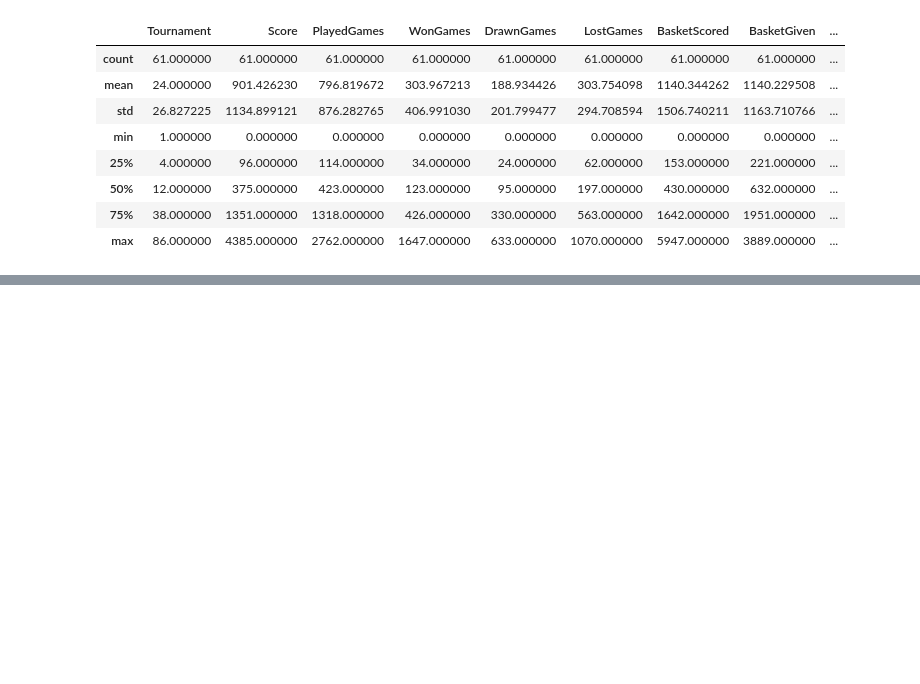
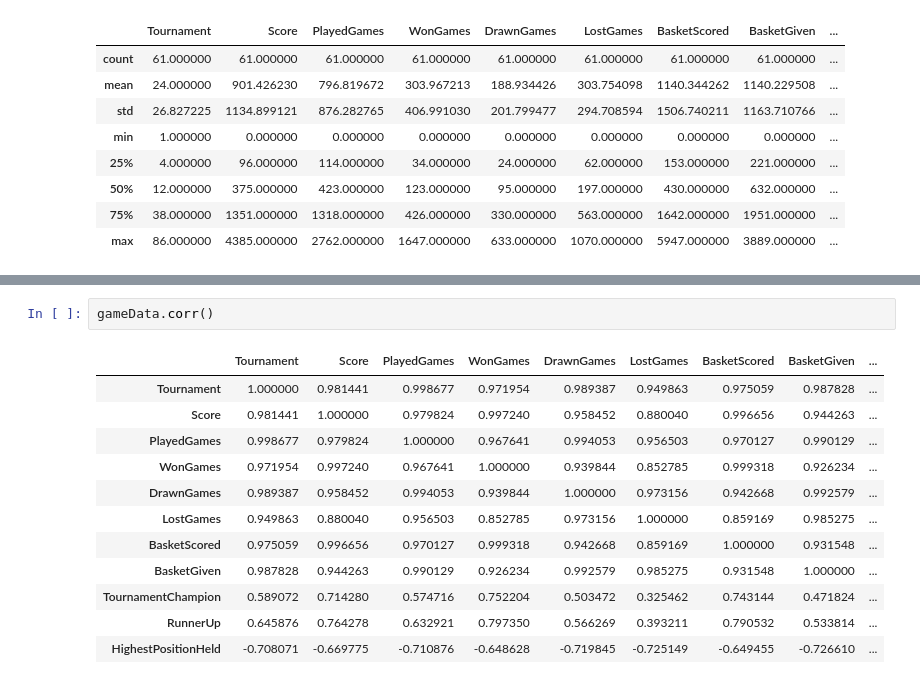
Before and after one commit to SelvamRaju/Applied-Statistics, a Jupyter notebook: Part-Two.ipynb, the cells around one changed output, grey strips where cells are left out. Drawn from its saved outputs; the diff is of its cells as text; blank space fills up the shorter version.

```diff
--- a/Part-Two.ipynb
+++ b/Part-Two.ipynb
@@ -129,0 +185,15 @@ sns.distplot(gameData['Score'], color='y')
+# %%
+gameData.corr()
+# %% [output]
+|  | Tournament | Score | PlayedGames | WonGames | DrawnGames | LostGames | BasketScored | BasketGiven | ... |
+| Tournament | 1.000000 | 0.981441 | 0.998677 | 0.971954 | 0.989387 | 0.949863 | 0.975059 | 0.987828 | ... |
+| Score | 0.981441 | 1.000000 | 0.979824 | 0.997240 | 0.958452 | 0.880040 | 0.996656 | 0.944263 | ... |
+| PlayedGames | 0.998677 | 0.979824 | 1.000000 | 0.967641 | 0.994053 | 0.956503 | 0.970127 | 0.990129 | ... |
+| WonGames | 0.971954 | 0.997240 | 0.967641 | 1.000000 | 0.939844 | 0.852785 | 0.999318 | 0.926234 | ... |
+| DrawnGames | 0.989387 | 0.958452 | 0.994053 | 0.939844 | 1.000000 | 0.973156 | 0.942668 | 0.992579 | ... |
+| LostGames | 0.949863 | 0.880040 | 0.956503 | 0.852785 | 0.973156 | 1.000000 | 0.859169 | 0.985275 | ... |
+| BasketScored | 0.975059 | 0.996656 | 0.970127 | 0.999318 | 0.942668 | 0.859169 | 1.000000 | 0.931548 | ... |
+| BasketGiven | 0.987828 | 0.944263 | 0.990129 | 0.926234 | 0.992579 | 0.985275 | 0.931548 | 1.000000 | ... |
+| TournamentChampion | 0.589072 | 0.714280 | 0.574716 | 0.752204 | 0.503472 | 0.325462 | 0.743144 | 0.471824 | ... |
+| RunnerUp | 0.645876 | 0.764278 | 0.632921 | 0.797350 | 0.566269 | 0.393211 | 0.790532 | 0.533814 | ... |
+| HighestPositionHeld | -0.708071 | -0.669775 | -0.710876 | -0.648628 | -0.719845 | -0.725149 | -0.649455 | -0.726610 | ... |
```
Also changed, not shown: parts of 14 cells of this notebook, 2 other files.
